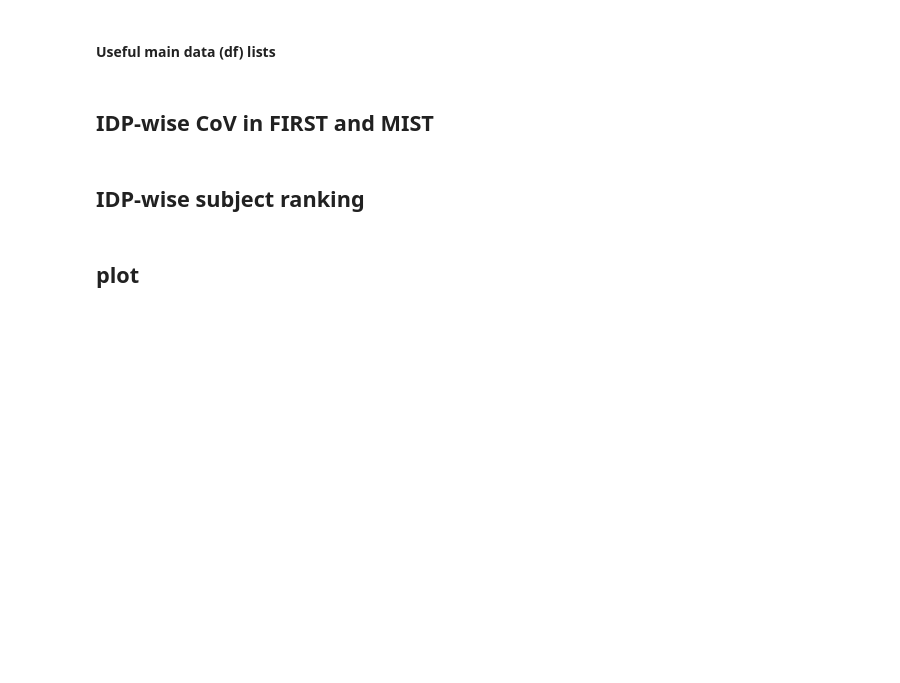
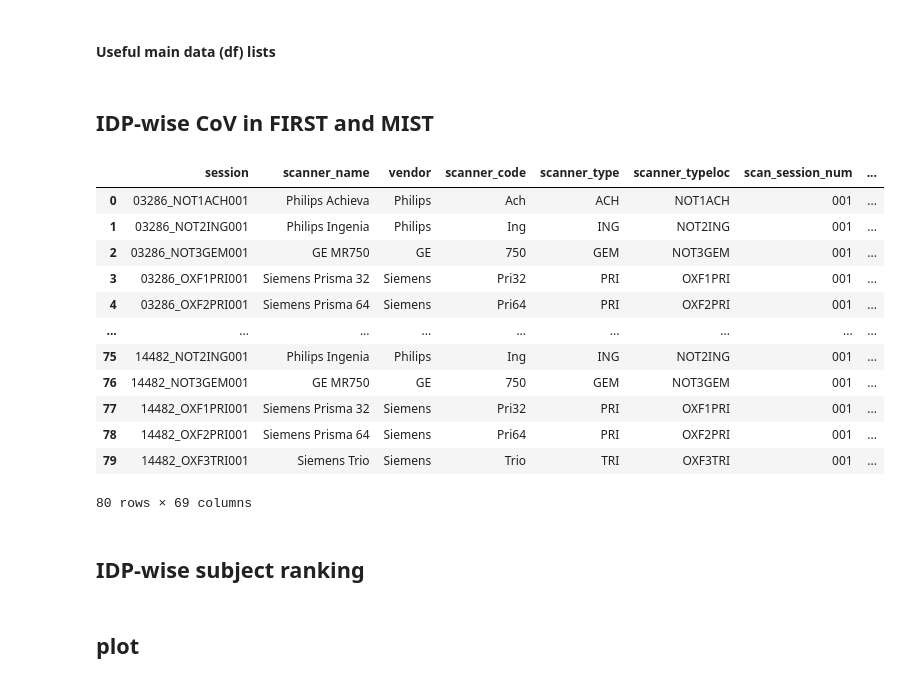
Before and after one commit to SPMIC-UoN/3T_MRI_harmonisation, a Jupyter notebook: scripts/first_vs_mist.ipynb, the cells around one changed output. Cells and saved outputs as stored; diff of their text form; code cells hidden in the pictures; blank space fills up the shorter version.

```diff
--- a/scripts/first_vs_mist.ipynb
+++ b/scripts/first_vs_mist.ipynb
@@ -329,3 +368,19 @@ seg_df = pd.merge(seg_df, mistdf, on="session", how="left")
+# %%
+seg_df
+# %% [output]
+|  | session | scanner_name | vendor | scanner_code | scanner_type | scanner_typeloc | scan_session_num | ... |
+| 0 | 03286_NOT1ACH001 | Philips Achieva | Philips | Ach | ACH | NOT1ACH | 001 | ... |
+| 1 | 03286_NOT2ING001 | Philips Ingenia | Philips | Ing | ING | NOT2ING | 001 | ... |
+| 2 | 03286_NOT3GEM001 | GE MR750 | GE | 750 | GEM | NOT3GEM | 001 | ... |
+| 3 | 03286_OXF1PRI001 | Siemens Prisma 32 | Siemens | Pri32 | PRI | OXF1PRI | 001 | ... |
+| 4 | 03286_OXF2PRI001 | Siemens Prisma 64 | Siemens | Pri64 | PRI | OXF2PRI | 001 | ... |
+| ... | ... | ... | ... | ... | ... | ... | ... | ... |
+| 75 | 14482_NOT2ING001 | Philips Ingenia | Philips | Ing | ING | NOT2ING | 001 | ... |
+| 76 | 14482_NOT3GEM001 | GE MR750 | GE | 750 | GEM | NOT3GEM | 001 | ... |
+| 77 | 14482_OXF1PRI001 | Siemens Prisma 32 | Siemens | Pri32 | PRI | OXF1PRI | 001 | ... |
+| 78 | 14482_OXF2PRI001 | Siemens Prisma 64 | Siemens | Pri64 | PRI | OXF2PRI | 001 | ... |
+| 79 | 14482_OXF3TRI001 | Siemens Trio | Siemens | Trio | TRI | OXF3TRI | 001 | ... |
+80 rows × 69 columns
 # %%
 # get CoV for FIRST IDPs within and between scanners
 seg_cov = pd.DataFrame()
```
Also changed, not shown: parts of 12 cells of this notebook.
